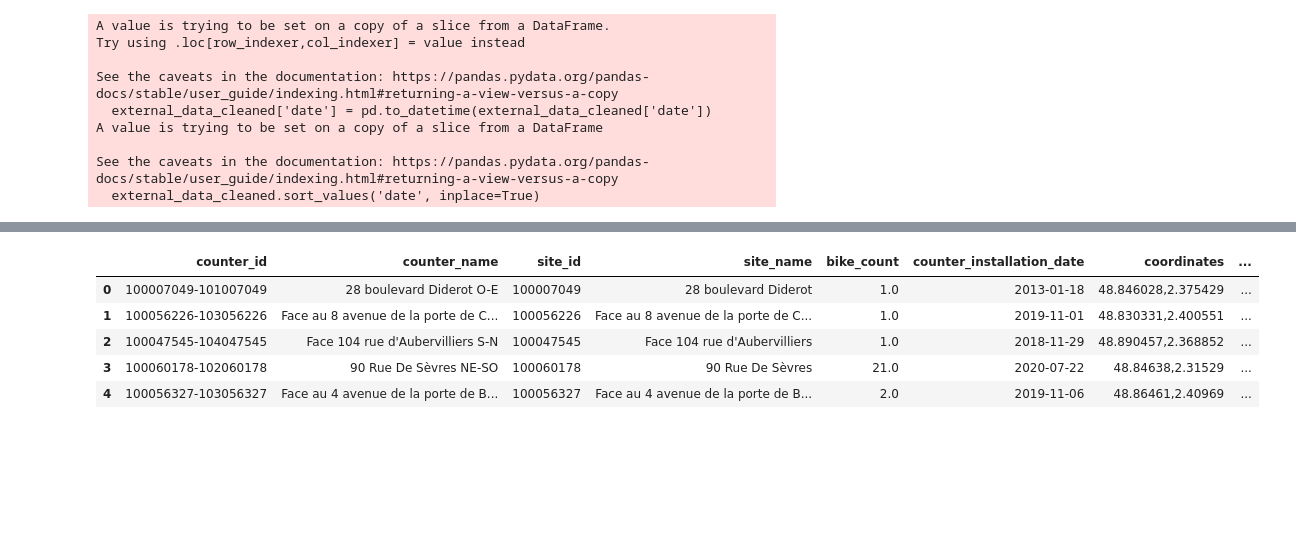
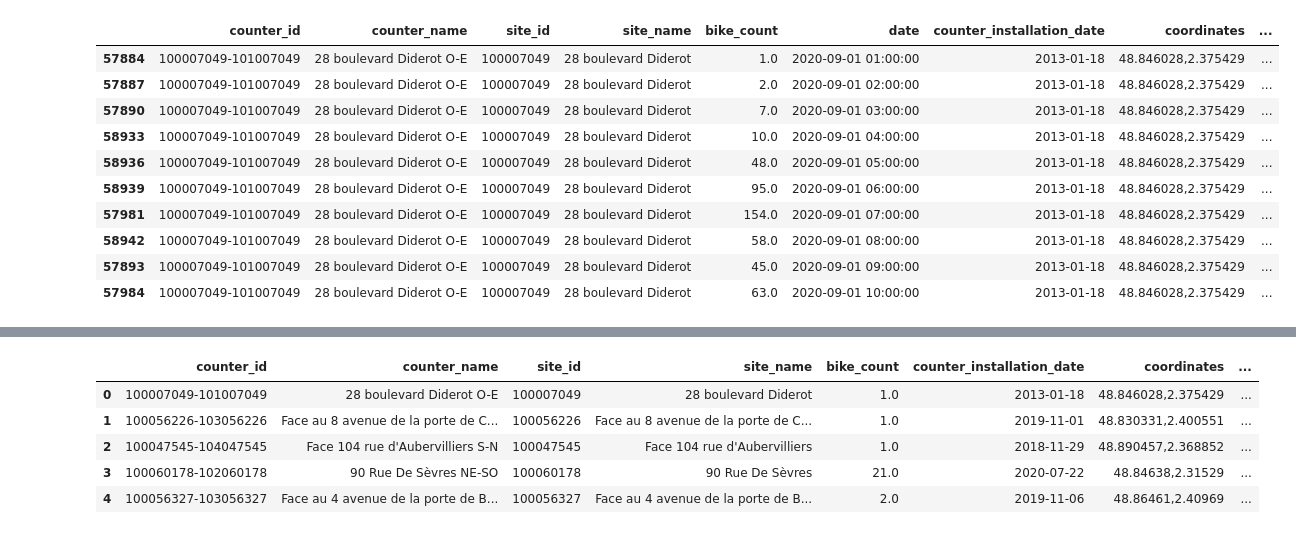
Before and after one commit to louis-leibo/bike_counters, a Jupyter notebook: Dev_by_sam_&_louis/Model XGBoost simple avec weather .ipynb, the cells around one changed output, grey strips where cells are left out. Cells and saved outputs as stored; diff of their text form; code cells hidden in the pictures; blank space fills up the shorter version.

```diff
--- a/Dev_by_sam_&_louis/Model XGBoost simple avec weather .ipynb
+++ b/Dev_by_sam_&_louis/Model XGBoost simple avec weather .ipynb
@@ -21,3 +44,22 @@ external_data_cleaned = external_data_cleaned[['date', 'T']]
+# %%
+filtered_df_train = df_train[df_train['counter_name'] == "28 boulevard Diderot O-E"]
+
+# Display the filtered DataFrame
+filtered_df_train = filtered_df_train.sort_values(by='date', ascending=True)
+
+filtered_df_train.head(10)
+# %% [output]
+|  | counter_id | counter_name | site_id | site_name | bike_count | date | counter_installation_date | coordinates | ... |
+| 57884 | 100007049-101007049 | 28 boulevard Diderot O-E | 100007049 | 28 boulevard Diderot | 1.0 | 2020-09-01 01:00:00 | 2013-01-18 | 48.846028,2.375429 | ... |
+| 57887 | 100007049-101007049 | 28 boulevard Diderot O-E | 100007049 | 28 boulevard Diderot | 2.0 | 2020-09-01 02:00:00 | 2013-01-18 | 48.846028,2.375429 | ... |
+| 57890 | 100007049-101007049 | 28 boulevard Diderot O-E | 100007049 | 28 boulevard Diderot | 7.0 | 2020-09-01 03:00:00 | 2013-01-18 | 48.846028,2.375429 | ... |
+| 58933 | 100007049-101007049 | 28 boulevard Diderot O-E | 100007049 | 28 boulevard Diderot | 10.0 | 2020-09-01 04:00:00 | 2013-01-18 | 48.846028,2.375429 | ... |
+| 58936 | 100007049-101007049 | 28 boulevard Diderot O-E | 100007049 | 28 boulevard Diderot | 48.0 | 2020-09-01 05:00:00 | 2013-01-18 | 48.846028,2.375429 | ... |
+| 58939 | 100007049-101007049 | 28 boulevard Diderot O-E | 100007049 | 28 boulevard Diderot | 95.0 | 2020-09-01 06:00:00 | 2013-01-18 | 48.846028,2.375429 | ... |
+| 57981 | 100007049-101007049 | 28 boulevard Diderot O-E | 100007049 | 28 boulevard Diderot | 154.0 | 2020-09-01 07:00:00 | 2013-01-18 | 48.846028,2.375429 | ... |
+| 58942 | 100007049-101007049 | 28 boulevard Diderot O-E | 100007049 | 28 boulevard Diderot | 58.0 | 2020-09-01 08:00:00 | 2013-01-18 | 48.846028,2.375429 | ... |
+| 57893 | 100007049-101007049 | 28 boulevard Diderot O-E | 100007049 | 28 boulevard Diderot | 45.0 | 2020-09-01 09:00:00 | 2013-01-18 | 48.846028,2.375429 | ... |
+| 57984 | 100007049-101007049 | 28 boulevard Diderot O-E | 100007049 | 28 boulevard Diderot | 63.0 | 2020-09-01 10:00:00 | 2013-01-18 | 48.846028,2.375429 | ... |
 # %%
 # we convert 'date' column to datetime in all datasets
 external_data_cleaned['date'] = pd.to_datetime(external_data_cleaned['date'])
@@ -30,15 +72,5 @@ df_train.sort_values('date', inplace=True)
 df_test.sort_values('date', inplace=True)
 
 # we merge the data together  by performing the nearest match in terms of date :
-training_set_merged = pd.merge(df_train, external_data_cleaned, on='date', how='left')
-testing_set_merged = pd.merge(df_test, external_data_cleaned, on='date', how='left')
+training_set_merged = df_train.merge(external_data_cleaned, left_on="date", right_on="date", how='left')
+testing_set_merged = df_test.merge(external_data_cleaned, left_on="date", right_on="date", how='left')
-# %% [output]
-A value is trying to be set on a copy of a slice from a DataFrame.
-Try using .loc[row_indexer,col_indexer] = value instead
-
-See the caveats in the documentation: https://pandas.pydata.org/pandas-docs/stable/user_guide/indexing.html#returning-a-view-versus-a-copy
-  external_data_cleaned['date'] = pd.to_datetime(external_data_cleaned['date'])
-A value is trying to be set on a copy of a slice from a DataFrame
-
-See the caveats in the documentation: https://pandas.pydata.org/pandas-docs/stable/user_guide/indexing.html#returning-a-view-versus-a-copy
-  external_data_cleaned.sort_values('date', inplace=True)
```
Also changed, not shown: parts of 8 cells of this notebook, 1 other file.
